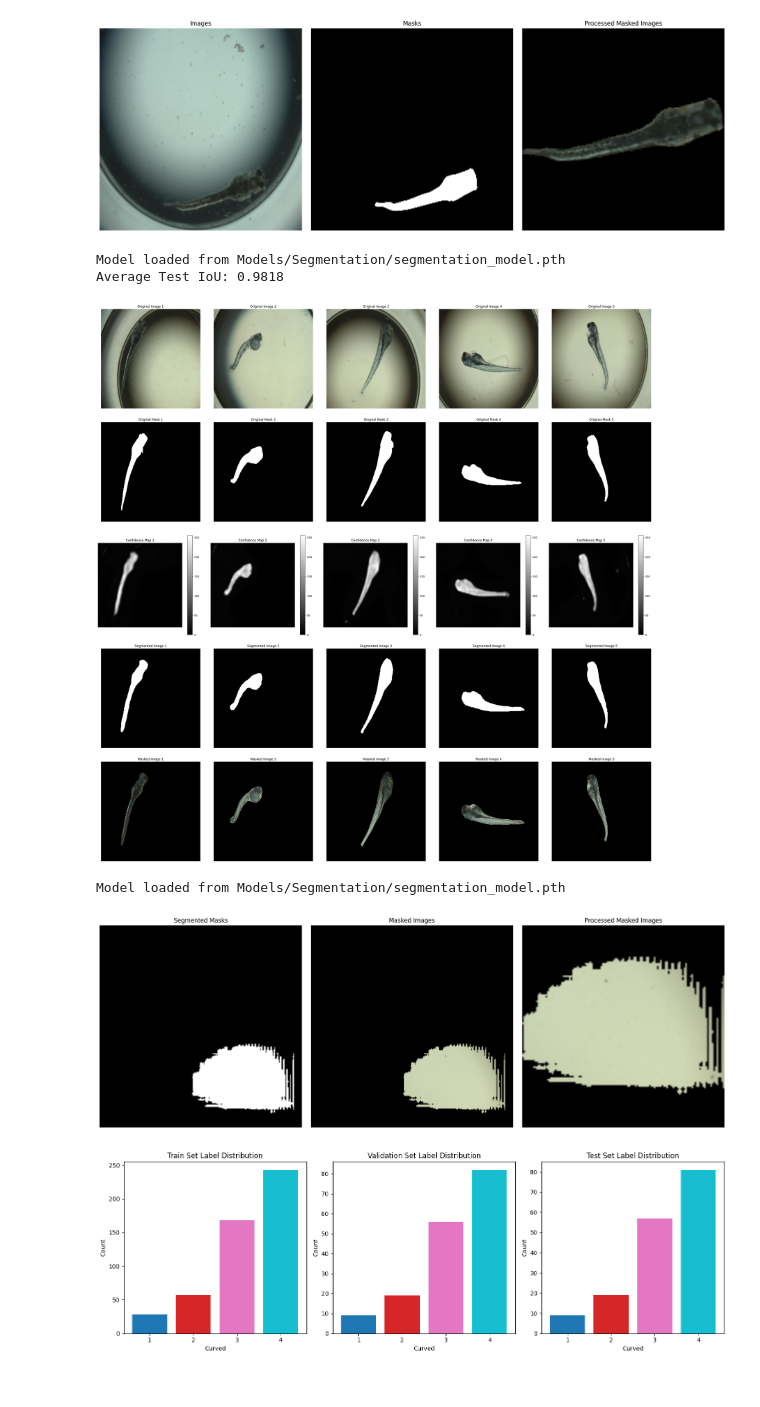
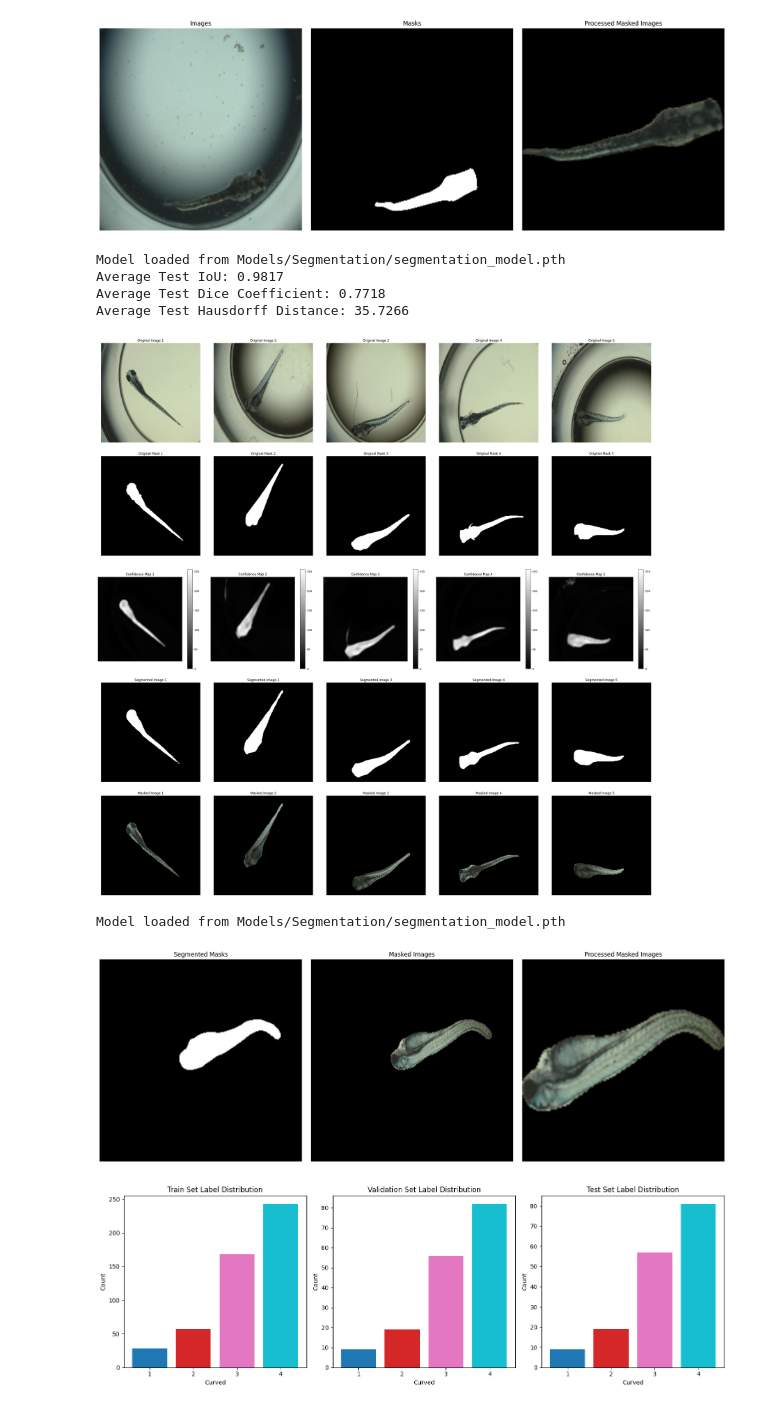
Before and after one commit to MarkDanielArndt/Zebra_Fish, a Jupyter notebook: Classification_Notebook.ipynb, the cells around one changed output. Cells and saved outputs as stored; diff of their text form; code cells hidden in the pictures.

```diff
--- a/Classification_Notebook.ipynb
+++ b/Classification_Notebook.ipynb
@@ -566,15 +571,31 @@ if Model_seg == True:
     # Evaluate the model on the test dataset
     model.eval()
     test_iou = 0.0
+    test_dice = 0.0
+    test_hausdorff = 0.0
     with torch.no_grad():
         for test_image, test_mask in zip(images_test, masks_test):
             test_image = torch.tensor(test_image, dtype=torch.float32).permute(2, 0, 1).unsqueeze(0)
             test_mask = torch.tensor(test_mask, dtype=torch.float32).unsqueeze(0).unsqueeze(0)
             test_output = model(test_image)
-            test_iou += calculate_iou(test_output, test_mask).item()
+            test_output_binary = (test_output > 0.5).float()
+
+            # Calculate IoU
+            test_iou += calculate_iou(test_output_binary, test_mask).item()
+
+            # Calculate Dice coefficient
+
+            test_dice += dc(np.array(test_output_binary), np.array(test_mask))
+            # # Calculate Hausdorff distance
+            test_hausdorff += hd95(np.array(test_output_binary), np.array(test_mask))
 
     average_test_iou = test_iou / len(images_test)
+    average_test_dice = test_dice / len(images_test)
+    average_test_hausdorff = test_hausdorff / len(images_test)
+
     print(f"Average Test IoU: {average_test_iou:.4f}")
+    print(f"Average Test Dice Coefficient: {average_test_dice:.4f}")
+    print(f"Average Test Hausdorff Distance: {average_test_hausdorff:.4f}")
     # Segment and display some results
     fig, axes = plt.subplots(5, 5, figsize=(30, 30))
     # Define the indices before the for loop
@@ -621,8 +642,10 @@ if Model_seg == True:
     plt.show()
 # %% [output]
 Model loaded from Models/Segmentation/segmentation_model.pth
-Average Test IoU: 0.9818
+Average Test IoU: 0.9817
+Average Test Dice Coefficient: 0.7718
+Average Test Hausdorff Distance: 35.7266
-[figure, old version]
+[figure, new version]
 # %%
 #TEST shorten the df_frame to load faster
 #Change to the test and val images from seg training!!!
@@ -717,9 +740,9 @@ if use_seg_model:
 # %%
 #Display predicted Mask, Masked image and Processed Masked Image
 if use_seg_model:
-    display_images(df_result, index=1, col1="Segmented Masks", col2="Masked Images", col3='Processed Masked Images', target_size=target_size)
+    display_images(df_result, index=10, col1="Segmented Masks", col2="Masked Images", col3='Processed Masked Images', target_size=target_size)
 # %% [output]
-[figure, old version]
+[figure, new version]
 # %%
 #TEST Some Maschine Vision
 Lokal_Skip = True
```
Also changed, not shown: parts of 4 cells of this notebook.
